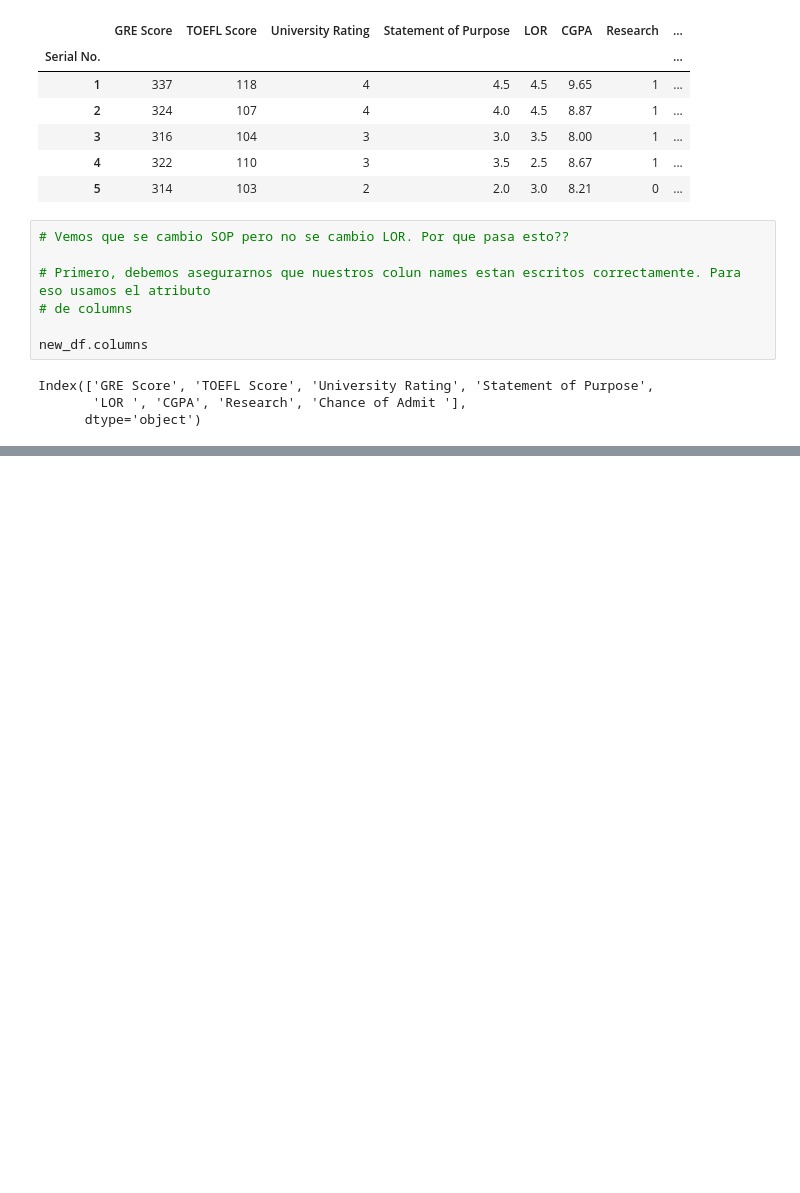
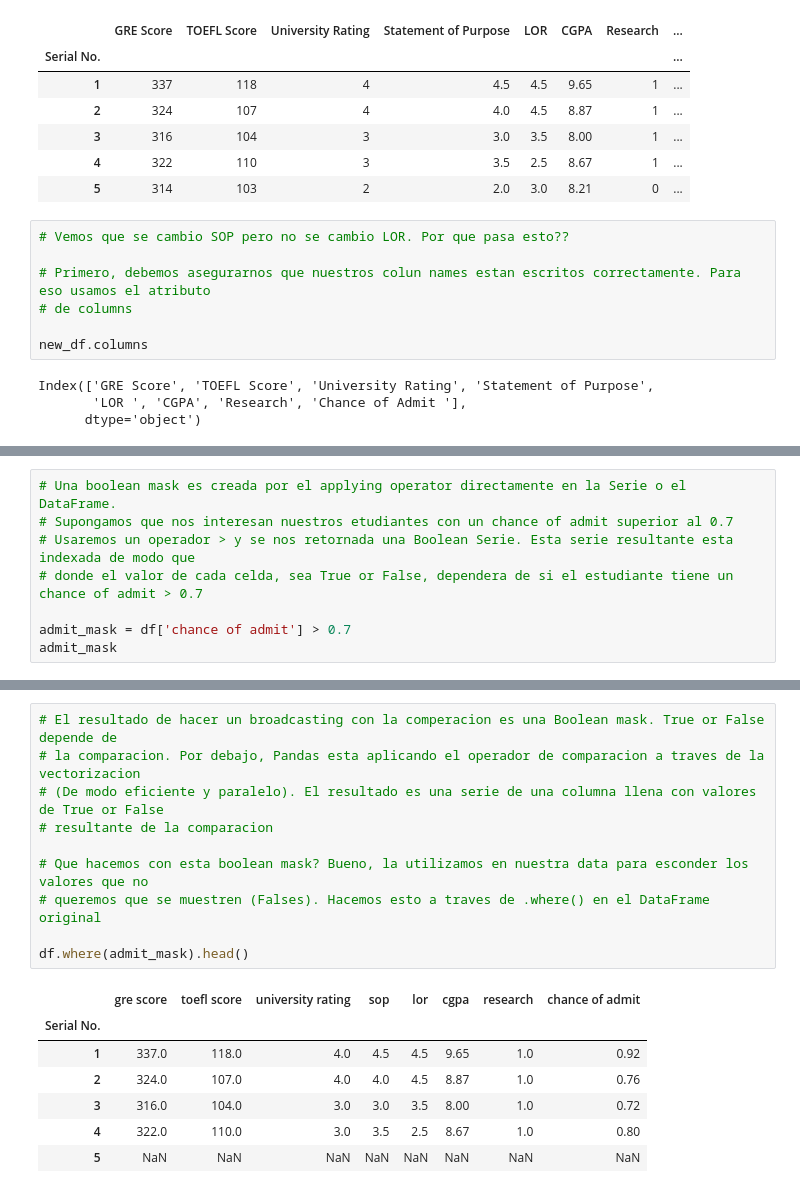
Before and after one commit to jmelendezgeo/Apuntes-Data-Science, a Jupyter notebook: Applied Data Science with Python - Coursera Specialization /Introduction To Data Science/Semana-2.ipynb, the cells around one changed output, grey strips where cells are left out. Cells and saved outputs as stored; diff of their text form; blank space fills up the shorter version.

Commit message:
clase de Querying a DataFrame

```diff
--- a/Applied Data Science with Python - Coursera Specialization /Introduction To Data Science/Semana-2.ipynb
+++ b/Applied Data Science with Python - Coursera Specialization /Introduction To Data Science/Semana-2.ipynb
@@ -890,0 +980,8 @@ Index(['GRE Score', 'TOEFL Score', 'University Rating', 'Statement of Purpose',
+# %%
+# Una boolean mask es creada por el applying operator directamente en la Serie o el DataFrame.
+# Supongamos que nos interesan nuestros etudiantes con un chance of admit superior al 0.7
+# Usaremos un operador > y se nos retornada una Boolean Serie. Esta serie resultante esta indexada de modo que
+# donde el valor de cada celda, sea True or False, dependera de si el estudiante tiene un chance of admit > 0.7
+
+admit_mask = df['chance of admit'] > 0.7
+admit_mask
@@ -890,0 +1006,18 @@ Index(['GRE Score', 'TOEFL Score', 'University Rating', 'Statement of Purpose',
+# %%
+# El resultado de hacer un broadcasting con la comperacion es una Boolean mask. True or False depende de
+# la comparacion. Por debajo, Pandas esta aplicando el operador de comparacion a traves de la vectorizacion
+# (De modo eficiente y paralelo). El resultado es una serie de una columna llena con valores de True or False
+# resultante de la comparacion
+
+# Que hacemos con esta boolean mask? Bueno, la utilizamos en nuestra data para esconder los valores que no
+# queremos que se muestren (Falses). Hacemos esto a traves de .where() en el DataFrame original
+
+df.where(admit_mask).head()
+# %% [output]
+|  | gre score | toefl score | university rating | sop | lor | cgpa | research | chance of admit |
+| Serial No. |  |  |  |  |  |  |  |  |
+| 1 | 337.0 | 118.0 | 4.0 | 4.5 | 4.5 | 9.65 | 1.0 | 0.92 |
+| 2 | 324.0 | 107.0 | 4.0 | 4.0 | 4.5 | 8.87 | 1.0 | 0.76 |
+| 3 | 316.0 | 104.0 | 3.0 | 3.0 | 3.5 | 8.00 | 1.0 | 0.72 |
+| 4 | 322.0 | 110.0 | 3.0 | 3.5 | 2.5 | 8.67 | 1.0 | 0.80 |
+| 5 | NaN | NaN | NaN | NaN | NaN | NaN | NaN | NaN |
```
Also changed, not shown: parts of 20 cells of this notebook.
